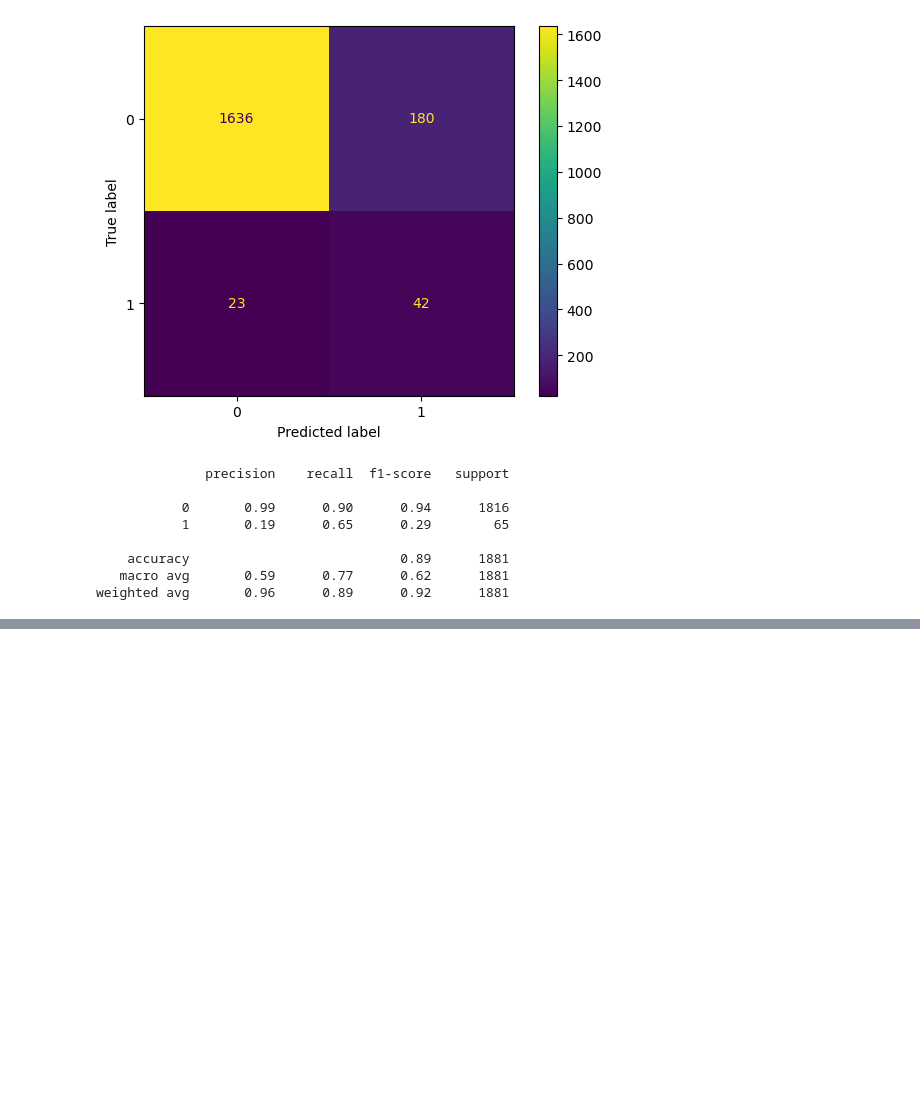
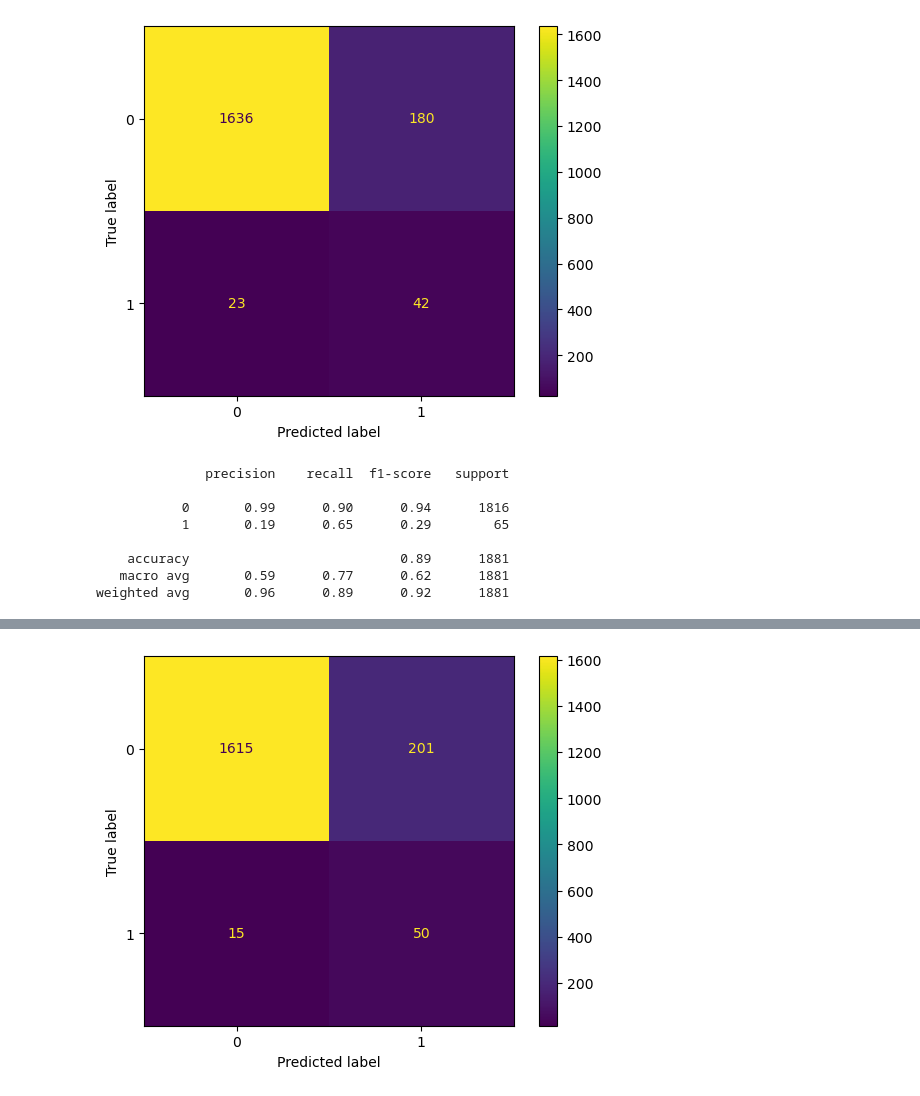
Before and after one commit to Nhunsick/Project_4, a Jupyter notebook: notebooks/Data_exploration_and_modeling.ipynb, the cells around one changed output, grey strips where cells are left out. Saved outputs shown, nothing was run; the diff lists cells and outputs as text; code cells hidden in the pictures; blank space fills up the shorter version.

```diff
--- a/notebooks/Data_exploration_and_modeling.ipynb
+++ b/notebooks/Data_exploration_and_modeling.ipynb
@@ -762,0 +778,4 @@ weighted avg       0.97      0.90      0.92      1881
+# %%
+nn_conf = ConfusionMatrixDisplay.from_predictions(y_test, y_nn_pred);
+# %% [output]
+[figure, added]
```
Also changed, not shown: parts of 26 cells of this notebook, 5 other files.
